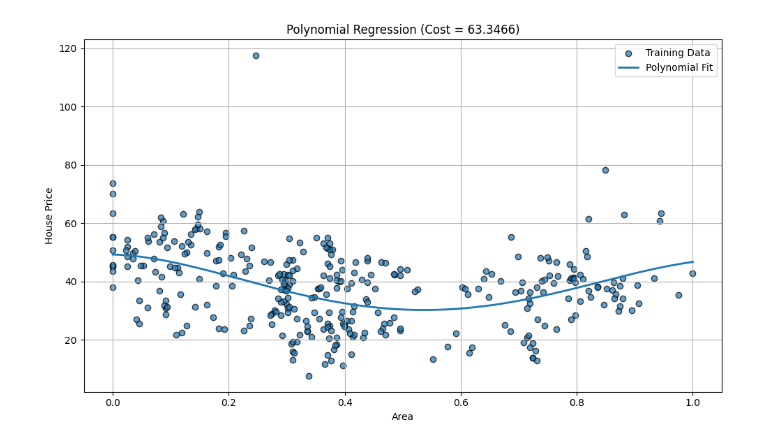
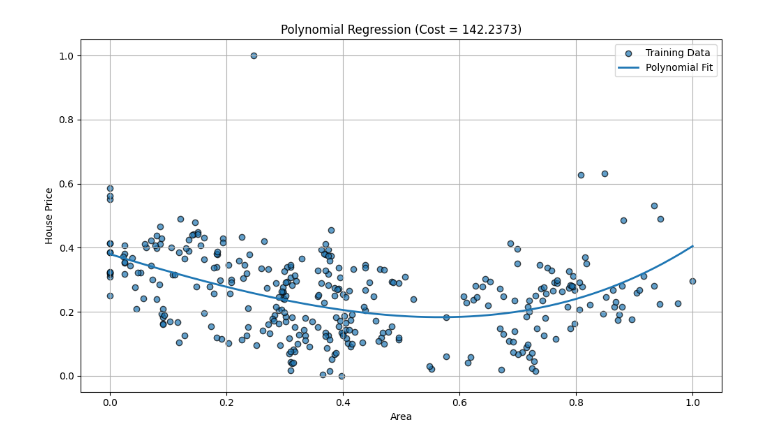
Before and after one commit to bp2881/machinelearning-algo, a Jupyter notebook: PolynomialLinearRegression.ipynb, the cells around one changed output. Drawn from its saved outputs; the diff is of its cells as text; code cells hidden in the pictures.

```diff
--- a/PolynomialLinearRegression.ipynb
+++ b/PolynomialLinearRegression.ipynb
@@ -69,20 +94,22 @@ def train(lr, n_iters, x, y):
 # %%
 # Squared Error Cost Function
 @njit
-def sec(y_pred, y_true):
-    m = y_true.size
-    return (1 / (2 * m)) * np.sum((y_pred - y_true) ** 2)
+def sec(y_pred, y_true, y_min, y_max):
+    y_pred_orig = y_pred * (y_max - y_min) + y_min
+    y_true_orig = y_true * (y_max - y_min) + y_min
+
+    return np.mean((y_pred_orig - y_true_orig) ** 2)
 # %%
-def predict(lr, n_iters, x_train, y_train, x_test, y_test):
+def predict(lr, n_iters, x_train, y_train, x_test, y_test, y_min, y_max):
     st = time()
-    w4, w3, w2, w1, b = train(lr, n_iters, x_train, y_train)
+    w4, w3, w2, w1, b = train(lr, n_iters, x_train, y_train, y_min, y_max)
     ed = time()
 
     y_train_pred = w4*(x_train**4) + w3*(x_train**3) + w2*(x_train**2) + w1*x_train + b
     y_test_pred  = w4*(x_test**4)  + w3*(x_test**3)  + w2*(x_test**2)  + w1*x_test  + b
 
-    train_cost = sec(y_train_pred, y_train)
-    test_cost  = sec(y_test_pred,  y_test)
+    train_cost = sec(y_train_pred, y_train, y_min, y_max)
+    test_cost  = sec(y_test_pred,  y_test, y_min, y_max)
 
     print(f"(w4, w3, w2, w1, b) = ({w4:.4f}, {w3:.4f}, {w2:.4f}, {w1:.4f}, {b:.4f})")
     print("Train Cost = ", train_cost)
@@ -92,26 +119,30 @@ def predict(lr, n_iters, x_train, y_train, x_test, y_test):
     plot(w4, w3, w2, w1, b, test_cost, x_train, y_train)
 # %%
 if __name__ == "__main__":
+    # Data Processing
+    data = pd.read_csv("RealEstate.csv")
+    train_data = data.sample(frac=0.8, random_state=1234)
+    test_data = data.drop(train_data.index)
 
-    data = pd.read_csv("RealEstate.csv")
-    train_data = data.sample(frac=0.8, random_state=12)
-    test_data = data.sample(frac=0.2, random_state=12)
+    x_train_total = train_data['X2 house age'].to_numpy().astype(np.float64)
+    y_train_total = train_data['Y house price of unit area'].to_numpy().astype(np.float64)
 
-    x_train_total = train_data['X2 house age'].to_numpy()
-    y_train_total = train_data['Y house price of unit area'].to_numpy()
+    x_test_total = test_data['X2 house age'].to_numpy().astype(np.float64)
+    y_test_total = test_data['Y house price of unit area'].to_numpy().astype(np.float64)
 
-    x_test_total = test_data['X2 house age'].to_numpy()
-    y_test_total = test_data['Y house price of unit area'].to_numpy()
+    # Normalization
     x_min, x_max = x_train_total.min(), x_train_total.max()
+    x_train = (x_train_total - x_min) / (x_max - x_min)
+    x_test  = (x_test_total - x_min) / (x_max - x_min)
+    x_test = np.clip(x_test, 0, 1)
 
-    x_train = (x_train_total - x_min) / (x_max - x_min)
-    x_test  = (x_test_total  - x_min) / (x_max - x_min)
+    y_min, y_max = y_train_total.min(), y_train_total.max()
+    y_train = (y_train_total - y_min) / (y_max - y_min)
+    y_test  = (y_test_total - y_min) / (y_max - y_min)
+    y_test = np.clip(y_test, 0, 1)
 
-    y_train = y_train_total.astype(np.float64)
-    y_test = y_test_total.astype(np.float64)
+    learning_rate = 0.03
+    iterations = 100_000
 
-    learning_rate = 0.3
-    iterations = 10_000_000
-
-    predict(learning_rate, iterations, x_train, y_train, x_test, y_test)
+    predict(learning_rate, iterations, x_train, y_train, x_test, y_test, y_min, y_max)
 # %% [output]
@@ -135 +163 @@ Iteration: 9147000, Cost: 72.
-[figure, old version]
+[figure, new version]
```
Also changed, not shown: parts of 5 cells of this notebook, 2 other files.
